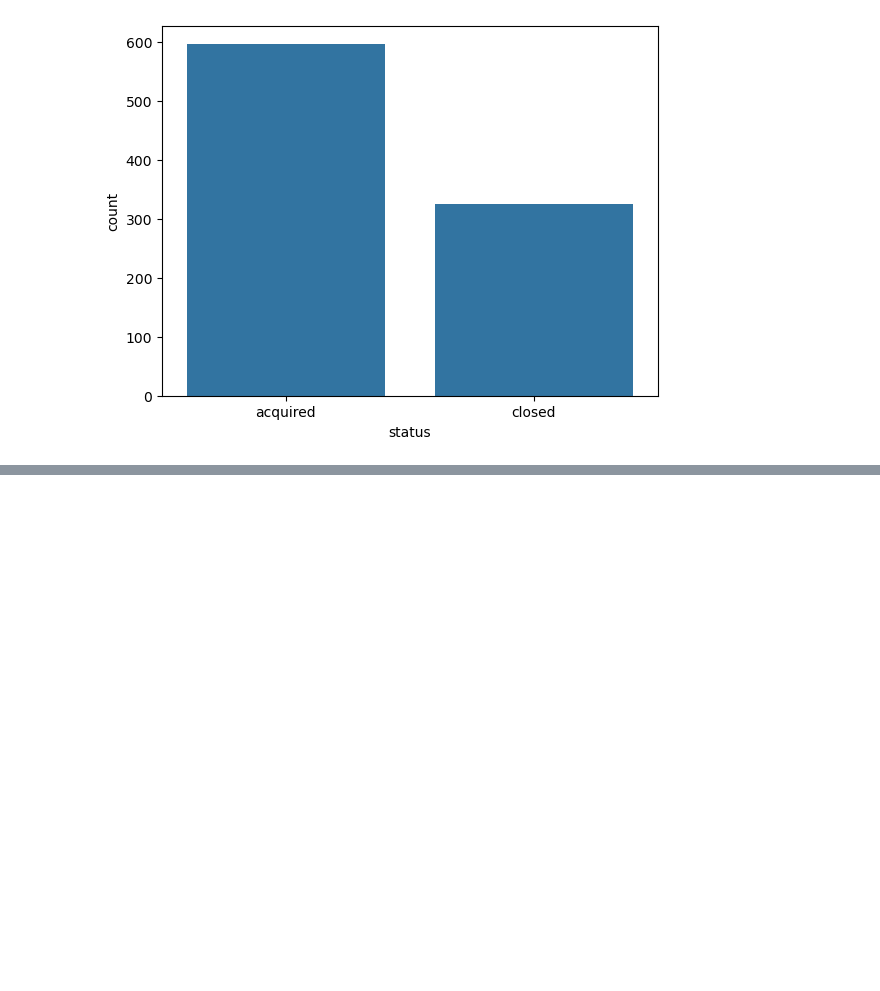
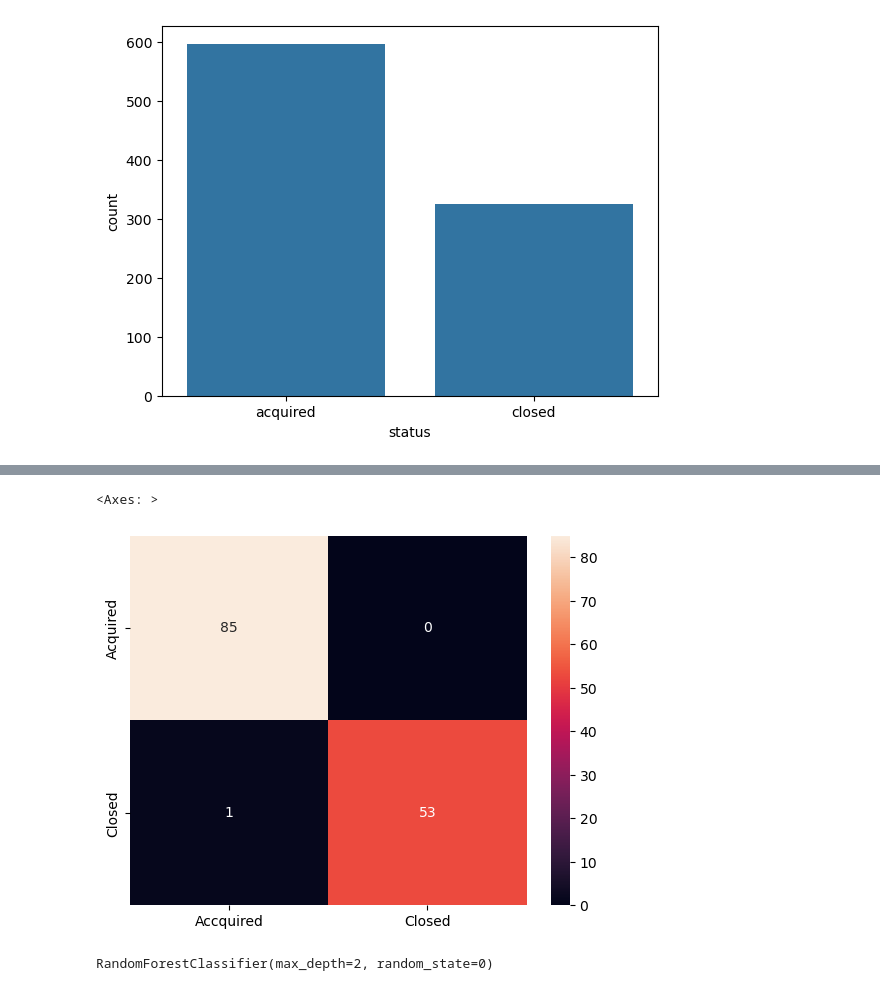
Before and after one commit to VidishMehta001/startup_success_prediction, a Jupyter notebook: vc_eval.ipynb, the cells around one changed output, grey strips where cells are left out. Drawn from its saved outputs; the diff is of its cells as text; code cells hidden in the pictures; blank space fills up the shorter version.

```diff
--- a/vc_eval.ipynb
+++ b/vc_eval.ipynb
@@ -60,0 +171,2 @@ import tensorflow as tf
+# %%
+ypred =(model.predict(x_val_sc) > 0.5).astype("int32")
@@ -60,0 +189,12 @@ import tensorflow as tf
+# %%
+sns.heatmap(confusion_matrix(y_val, ypred), annot=True, fmt='g', xticklabels=['Accquired', 'Closed'], yticklabels=['Acquired', 'Closed'])
+# %% [output]
+<Axes: >
+[figure, added]
+# %%
+# Random Forest
+from sklearn.ensemble import RandomForestClassifier
+clf = RandomForestClassifier(max_depth=2, random_state=0)
+clf.fit(x_train_sc, y_train)
+# %% [output]
+RandomForestClassifier(max_depth=2, random_state=0)
```
Also changed, not shown: parts of 16 cells of this notebook.
